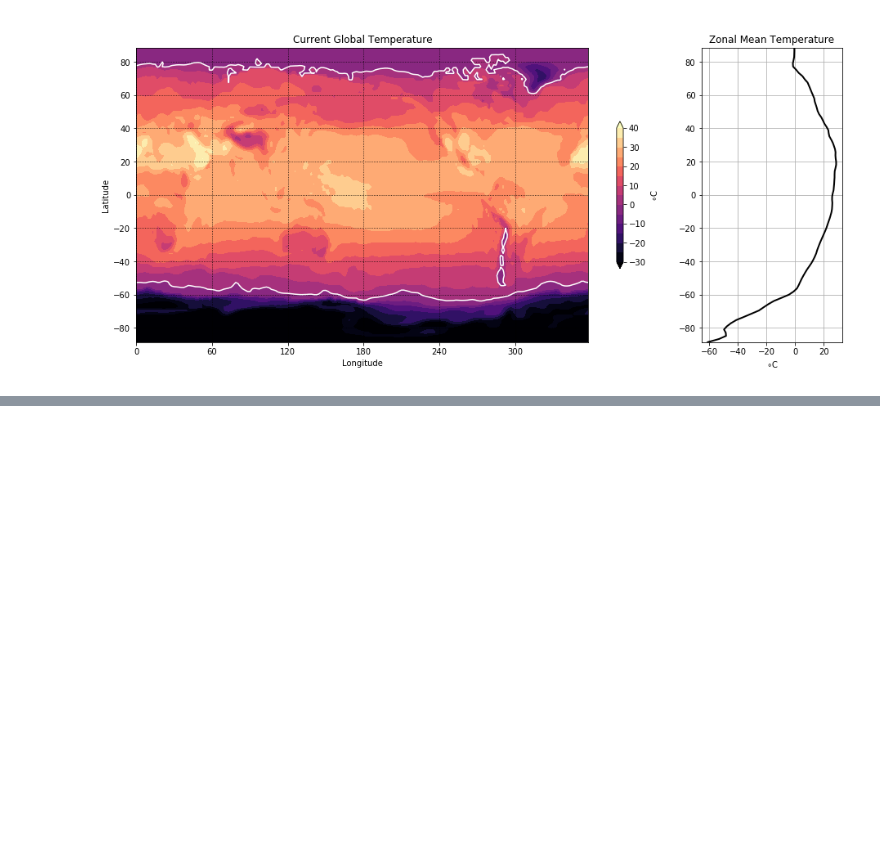
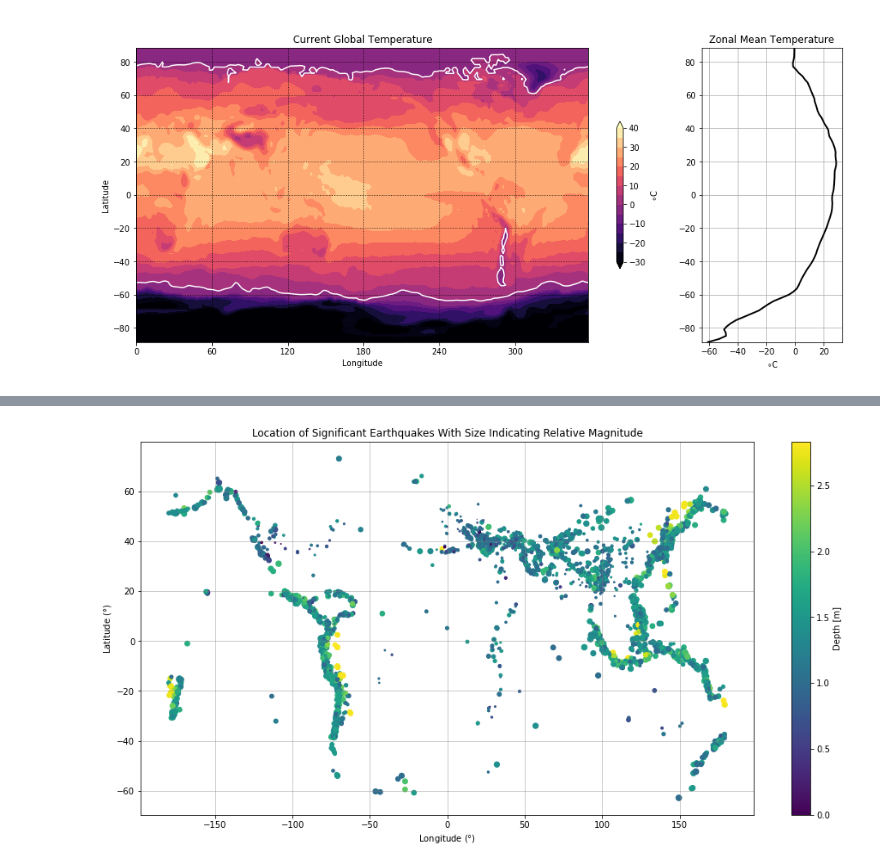
Before and after one commit to danhooke/Python-Tutorials, a Jupyter notebook: Matplotlib Assignments.ipynb, the cells around one changed output, grey strips where cells are left out. Saved outputs shown, nothing was run; the diff lists cells and outputs as text; code cells hidden in the pictures; blank space fills up the shorter version.

```diff
--- a/Matplotlib Assignments.ipynb
+++ b/Matplotlib Assignments.ipynb
@@ -204,0 +210,12 @@ plt.savefig('Contour Assignment.png', bbox_inches='tight', pad_inches=0.5)
+# %%
+fname = pooch.retrieve(
+    "https://rabernat.github.io/research_computing/signif.txt.tsv.zip",
+    known_hash='22b9f7045bf90fb99e14b95b24c81da3c52a0b4c79acf95d72fbe3a257001dbb',
+    processor=pooch.Unzip()
+)[0]
+
+earthquakes = np.genfromtxt(fname, delimiter='\t')
+depth = earthquakes[:, 8]
+magnitude = earthquakes[:, 9]
+latitude = earthquakes[:, 20]
+longitude = earthquakes[:, 21]
@@ -204,0 +225,16 @@ plt.savefig('Contour Assignment.png', bbox_inches='tight', pad_inches=0.5)
+# %%
+fig, ax = plt.subplots(figsize=(16, 8))
+fig.patch.set_facecolor('white')
+
+sctr = ax.scatter(longitude, latitude, np.power(magnitude, 4)/100, np.log10(depth))
+
+ax.set_title('Location of Significant Earthquakes With Size Indicating Relative Magnitude')
+ax.set_ylabel('Latitude ($\degree$)')
+ax.set_xlabel('Longitude ($\degree$)')
+ax.grid(which = 'major', linestyle = '-', color = 'grey', alpha = 0.5)
+
+fig.colorbar(sctr, location = 'right', label = 'Depth [m]')
+
+plt.savefig('Scatter Assignment.png', bbox_inches='tight', pad_inches=0.5)
+# %% [output]
+[figure, added]
```
Also changed, not shown: parts of 3 cells of this notebook, 1 other file.
